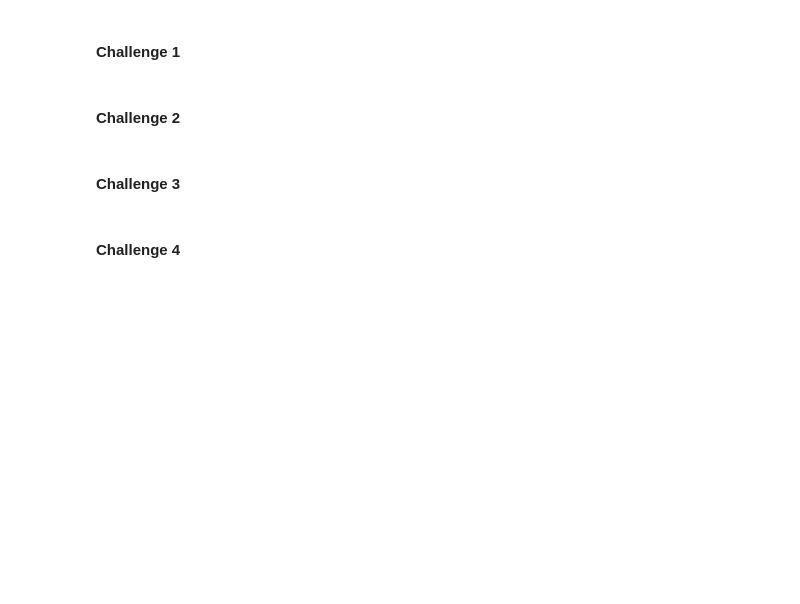
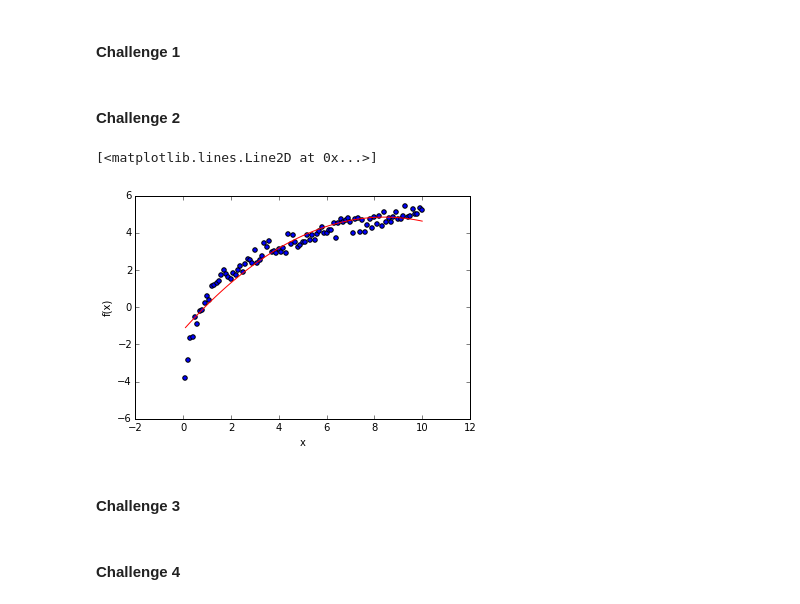
Before and after one commit to drschwenk/film_grosses, a Jupyter notebook: challenges/eda_challenges.ipynb, the cells around one changed output. Saved outputs shown, nothing was run; the diff lists cells and outputs as text; code cells hidden in the pictures; blank space fills up the shorter version.

```diff
--- a/challenges/eda_challenges.ipynb
+++ b/challenges/eda_challenges.ipynb
@@ -198,6 +236,47 @@ R^2:             0.223838
 #### Challenge 1
 # %% [markdown]
 #### Challenge 2
+# %%
+import math
+
+from sklearn.preprocessing import PolynomialFeatures
+from sklearn import linear_model
+from sklearn.feature_extraction import DictVectorizer as dv
+
+def gen_epsilon():
+    return np.random.random_sample()
+
+def make_log_data(X):
+    B_0 = 0
+    B_1 = 2
+    return B_0 + B_1 * math.log(X) + gen_epsilon()
+
+vlog = np.vectorize(make_log_data)
+
+X_data = np.linspace(0.1,10,100)
+Y_data = vlog(X_data)
+
+polyfit = PolynomialFeatures(degree=2,include_bias=False)
+
+X_fit = polyfit.fit_transform(X_data.reshape(-1, 1))
+
+# print X_data.shape   number of rows must match nuber of data points
+# print Y_data.shape
+# print X_fit.shape
+
+glf = linear_model.LinearRegression()
+glf.fit(X_fit, Y_data)
+
+glf.coef_
+
+
+plt.scatter(X_data, Y_data)
+plt.xlabel('x')
+plt.ylabel('f(x)')
+plt.plot(X_data, glf.predict(X_fit), 'r')
+# %% [output]
+[<matplotlib.lines.Line2D at 0x...>]
+[figure, added]
 # %% [markdown]
 #### Challenge 3
 # %% [markdown]
```
Also changed, not shown: parts of 6 cells of this notebook.
